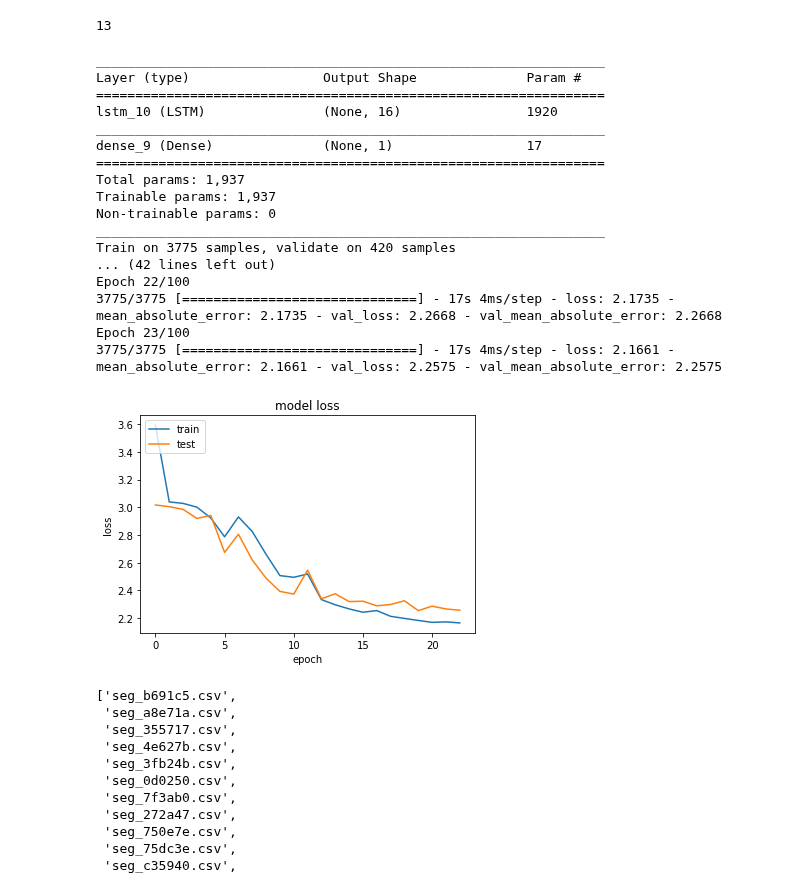
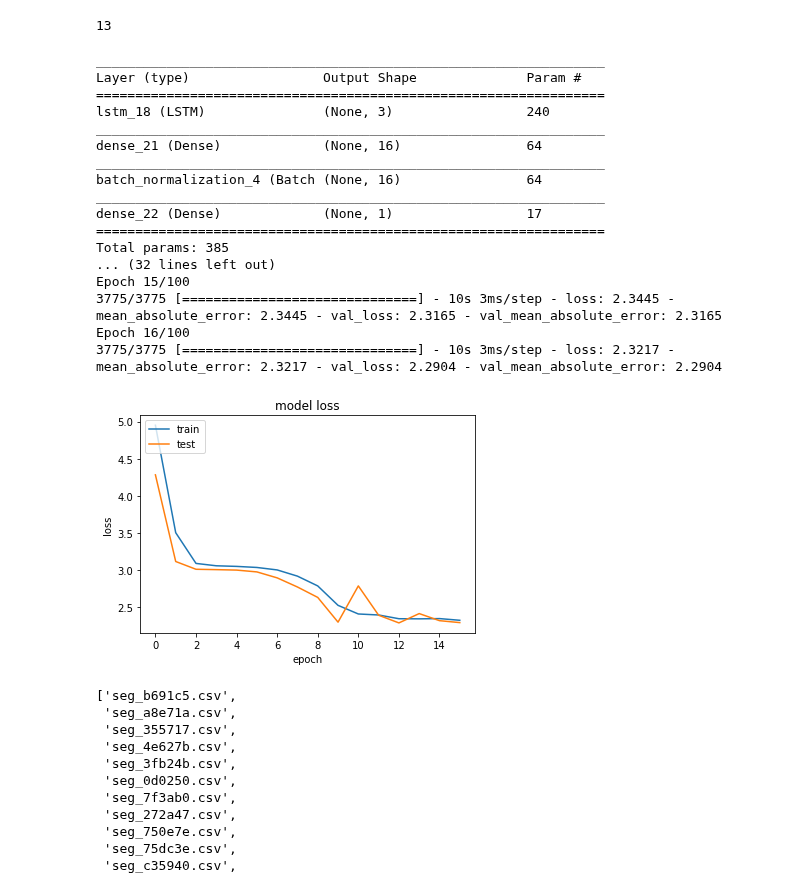
Before and after one commit to stehem/kaggle, a Jupyter notebook: earthquakes/quakes2.ipynb, the cells around one changed output. Drawn from its saved outputs; the diff is of its cells as text; code cells hidden in the pictures.

```diff
--- a/earthquakes/quakes2.ipynb
+++ b/earthquakes/quakes2.ipynb
@@ -71,10 +74,5 @@ splits
 # %%
-#SEGMENT_LENGTH=150000
-TIMESTEPS=150
-#NUMBER_OF_GROUPS=int(SEGMENT_LENGTH/TIMESTEPS)
-#NUMBER_OF_VARIATIONS=20
-
-
+TIMESTEPS=100
 
 import build_segment
 importlib.reload(build_segment)
@@ -143,7 +162,7 @@ BATCH_SIZE=16
 my_model = Sequential()
 
 my_model.add(LSTM(use_bias = True,unit_forget_bias=True,\
-                  units = 16,\
+                  units = 3,\
                   #stateful=True,
                     #batch_input_shape=(BATCH_SIZE,TIMESTEPS,1),\
                   input_shape=(TIMESTEPS, NUMBER_OF_FEATURES),
@@ -159,6 +178,8 @@ my_model.add(LSTM(use_bias = True,unit_forget_bias=True,\
                     #batch_input_shape=(BATCH_SIZE,TIMESTEPS,2),\
                   #dropout=dropout,recurrent_dropout=dropout,
                  # ))
+my_model.add(Dense(16))
+my_model.add(BatchNormalization())
 my_model.add(Dense(1))
 
 my_model.compile(loss = 'mae',optimizer = 'adam', metrics = ['mean_absolute_error'])
@@ -173,46 +194,46 @@ class Reseter(Callback):
 
 callbacks = [
     EarlyStopping(monitor='val_loss', patience=3, verbose=0),
     #Reseter()
 ]
 
 history = my_model.fit(train_data, y_train, batch_size=BATCH_SIZE, epochs=100, shuffle=True,
                       validation_data=(val_data,y_val), callbacks=callbacks
                     )
 
 
 import matplotlib.pyplot as plt
 
 
 plt.plot(history.history['loss'])
 plt.plot(history.history['val_loss'])
 plt.title('model loss')
 plt.ylabel('loss')
 plt.xlabel('epoch')
 plt.legend(['train', 'test'], loc='upper left')
 plt.show()
 
 #import math
 #print("best rmse val:", math.sqrt(my_model.history.history['val_mean_squared_error'][-1]))
 # %% [output]
 _________________________________________________________________
 Layer (type)                 Output Shape              Param #
 =================================================================
-lstm_10 (LSTM)               (None, 16)                1920
+lstm_18 (LSTM)               (None, 3)                 240
 _________________________________________________________________
-dense_9 (Dense)              (None, 1)                 17
+dense_21 (Dense)             (None, 16)                64
+_________________________________________________________________
+batch_normalization_4 (Batch (None, 16)                64
+_________________________________________________________________
+dense_22 (Dense)             (None, 1)                 17
 =================================================================
-Total params: 1,937
-Trainable params: 1,937
-Non-trainable params: 0
-_________________________________________________________________
-Train on 3775 samples, validate on 420 samples
-... (42 lines left out)
-Epoch 22/100
-3775/3775 [==============================] - 17s 4ms/step - loss: 2.1735 - mean_absolute_error: 2.1735 - val_loss: 2.2668 - val_mean_absolute_error: 2.2668
-Epoch 23/100
-3775/3775 [==============================] - 17s 4ms/step - loss: 2.1661 - mean_absolute_error: 2.1661 - val_loss: 2.2575 - val_mean_absolute_error: 2.2575
+Total params: 385
+... (32 lines left out)
+Epoch 15/100
+3775/3775 [==============================] - 10s 3ms/step - loss: 2.3445 - mean_absolute_error: 2.3445 - val_loss: 2.3165 - val_mean_absolute_error: 2.3165
+Epoch 16/100
+3775/3775 [==============================] - 10s 3ms/step - loss: 2.3217 - mean_absolute_error: 2.3217 - val_loss: 2.2904 - val_mean_absolute_error: 2.2904
-[figure, old version]
+[figure, new version]
 # %%
 TEST_SPLITS='test'
 test_splits = [f for f in listdir(TEST_SPLITS) if isfile(join(TEST_SPLITS, f))]
```
Also changed, not shown: parts of 3 cells of this notebook, 1 other file.
